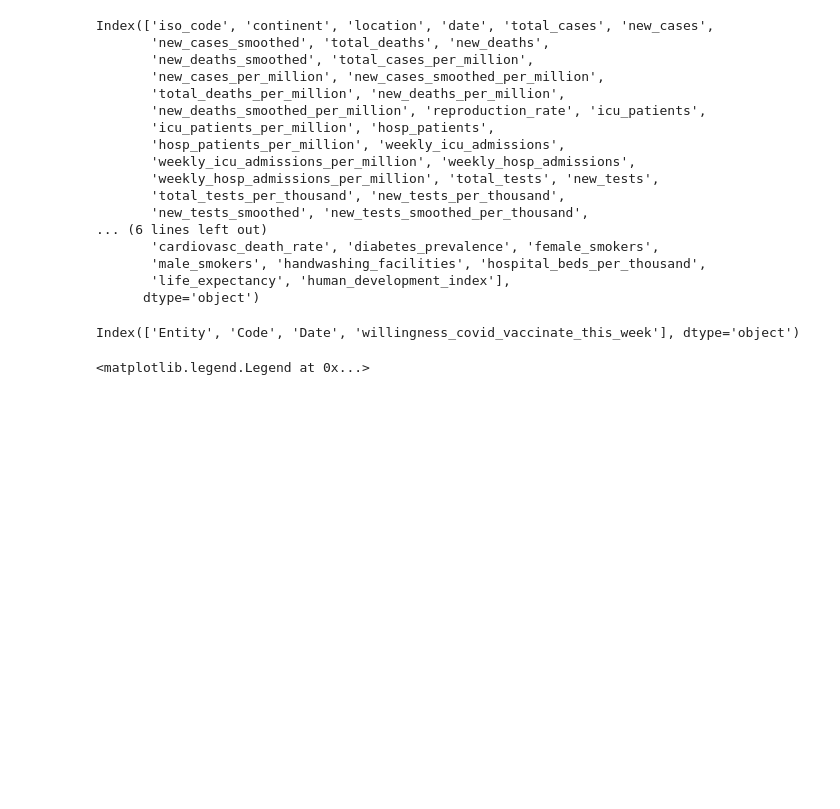
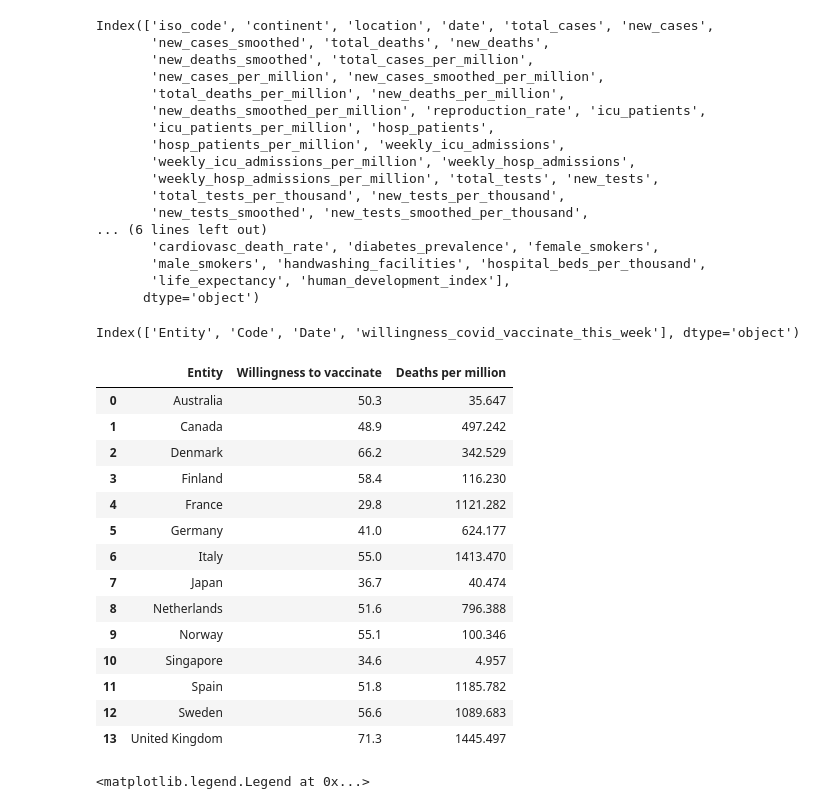
Before and after one commit to ponbac/AI-course, a Jupyter notebook: assignment1.ipynb, the cells around one changed output. Saved outputs shown, nothing was run; the diff lists cells and outputs as text; code cells hidden in the pictures; blank space fills up the shorter version.

```diff
--- a/assignment1.ipynb
+++ b/assignment1.ipynb
@@ -358,32 +356,51 @@ Index(['Entity', 'Code', 'Date', 'willingness_covid_vaccinate_this_week'], dtype
 # %%
 from datetime import datetime
 
 # Convert Date column into python datetime-object
 # df_vaccines['Date'] = df_vaccines['Date'].apply(lambda x: datetime.strptime(x, '%Y-%m-%d'))
 
-# Renaming column for country name to match the other datasets
+# Renaming column for simplicity
 df_covid.rename(columns={'location': 'Entity', 'total_deaths_per_million': 'Deaths per million'}, inplace=True)
 df_vaccines.rename(columns={'total_vaccinations_per_hundred': 'Vaccinations per hundred'}, inplace=True)
+df_covid_attitude.rename(columns={'willingness_covid_vaccinate_this_week': 'Willingness to vaccinate'}, inplace=True)
 
 # Cleaning data, removing NaN-values
 df_covid.dropna(subset=['Deaths per million'], inplace=True)
 
 # Removing irrelevant columns
 df_covid = pd.DataFrame(df_covid, columns=['Entity', 'Deaths per million'])
 df_vaccines = pd.DataFrame(df_vaccines, columns=['Entity', 'Date', 'Vaccinations per hundred'])
+df_covid_attitude = pd.DataFrame(df_covid_attitude, columns=['Entity', 'Willingness to vaccinate'])
 
 # Keep only the latest data for each country
 df_vaccines.drop_duplicates(subset=['Entity'], keep='last', inplace=True)
 df_covid.drop_duplicates(subset=['Entity'], keep='last', inplace=True)
+df_covid_attitude.drop_duplicates(subset=['Entity'], keep='last', inplace=True)
 
 # Removing non-countries
 df_vaccines = df_vaccines[df_vaccines['Entity'] != 'European Union']
 df_vaccines = df_vaccines[df_vaccines['Entity'] != 'World']
 df_covid = df_covid[df_covid['Entity'] != 'World']
 
-# Merging the two dataframes
+# Creating two dataframes, one for deaths and vaccinations and one for deaths and willingness to vaccinate
 df_covid_merge = df_vaccines.merge(df_covid, on='Entity', how='outer').dropna(subset=['Vaccinations per hundred', 'Deaths per million'])
-# df_covid_merge
+df_covid_attitude_merge = df_covid_attitude.merge(df_covid, on='Entity', how='outer').dropna(subset=['Willingness to vaccinate'])
+# %% [output]
+|  | Entity | Willingness to vaccinate | Deaths per million |
+| 0 | Australia | 50.3 | 35.647 |
+| 1 | Canada | 48.9 | 497.242 |
+| 2 | Denmark | 66.2 | 342.529 |
+| 3 | Finland | 58.4 | 116.230 |
+| 4 | France | 29.8 | 1121.282 |
+| 5 | Germany | 41.0 | 624.177 |
+| 6 | Italy | 55.0 | 1413.470 |
+| 7 | Japan | 36.7 | 40.474 |
+| 8 | Netherlands | 51.6 | 796.388 |
+| 9 | Norway | 55.1 | 100.346 |
+| 10 | Singapore | 34.6 | 4.957 |
+| 11 | Spain | 51.8 | 1185.782 |
+| 12 | Sweden | 56.6 | 1089.683 |
+| 13 | United Kingdom | 71.3 | 1445.497 |
 # %%
 import matplotlib.patches as patches
 
```
Also changed, not shown: parts of 5 cells of this notebook.
